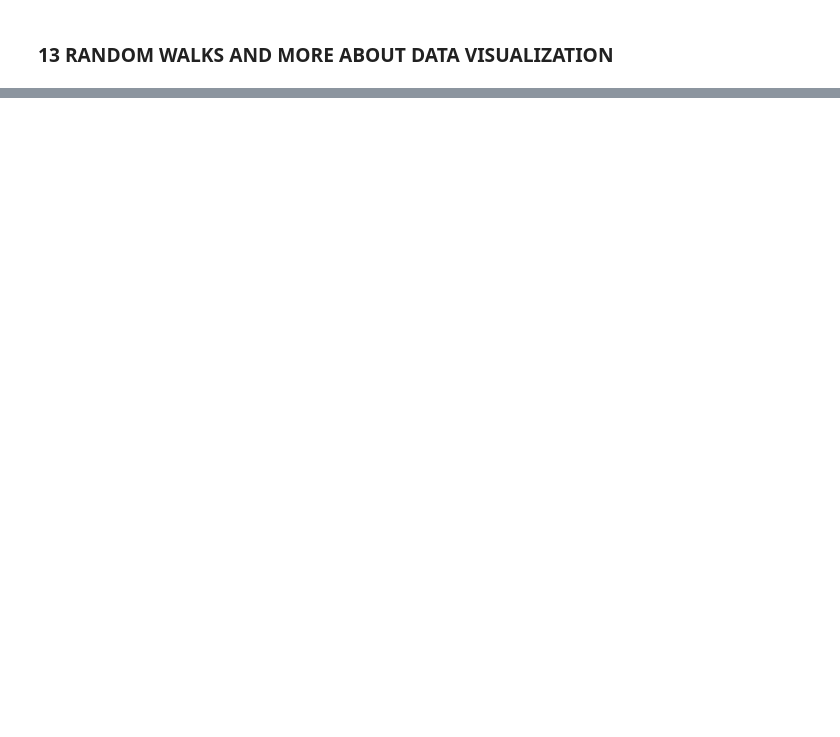
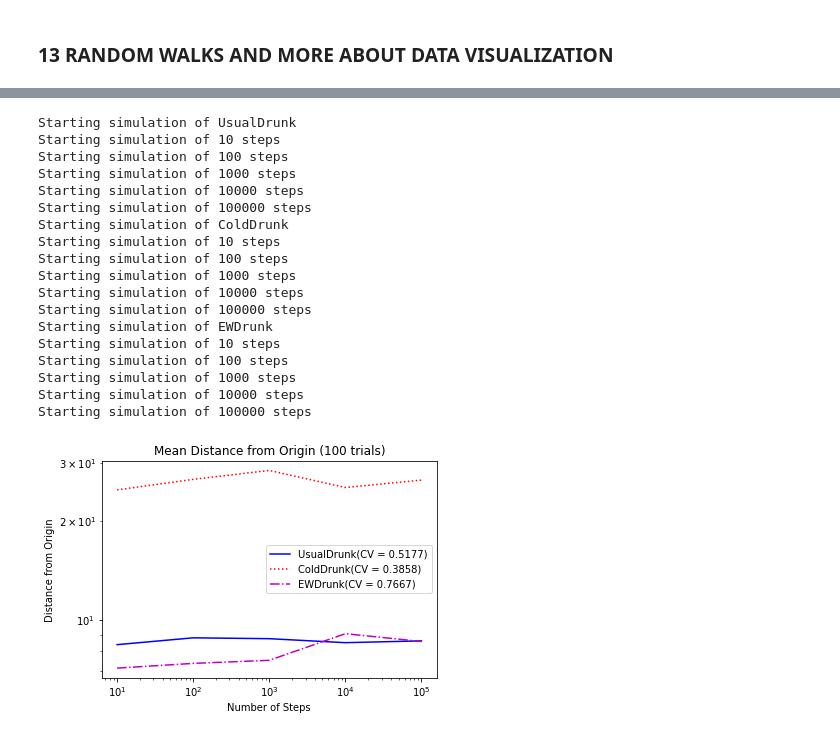
Before and after one commit to Kassaye52/IntrotoComputationwithPython, a Jupyter notebook: chapter13.ipynb, the cells around one changed output, grey strips where cells are left out. Cells and saved outputs as stored; diff of their text form; code cells hidden in the pictures; blank space fills up the shorter version.

```diff
--- a/chapter13.ipynb
+++ b/chapter13.ipynb
@@ -82,0 +134,2 @@ class UsualDrunk(Drunk):
+# %%
+drunkTest((10, 100, 1000, 10000), 100, UsualDrunk)
@@ -82,0 +149,2 @@ class UsualDrunk(Drunk):
+# %%
+drunkTest((0,1), 100, UsualDrunk)
@@ -82,0 +195,64 @@ class UsualDrunk(Drunk):
+# %%
+class styleIterator(object):
+    def __init__(self, styles):
+        self.index = 0
+        self.styles = styles
+    def nextStyle(self):
+        result = self.styles[self.index]
+        if self.index == len(self.styles) - 1:
+            self.index = 0
+        else:
+            self.index += 1
+        return result
+# %%
+import pylab
+def simDrunk(numTrials, dClass, walkLengths):
+    meanDistances = []
+    cvDistances = []
+    for numSteps in walkLengths:
+        print('Starting simulation of', numSteps, 'steps')
+        trials = simWalks(numSteps, numTrials, dClass)
+        mean = sum(trials)/float(len(trials))
+        meanDistances.append(mean)
+        cvDistances.append(stdDev(trials)/mean)
+    return (meanDistances, cvDistances)
+
+def simAll(drunkKinds, walkLengths, numTrials):
+    styleChoice = styleIterator(('b-', 'r:', 'm-.'))
+    for dClass in drunkKinds:
+        curStyle = styleChoice.nextStyle()
+        print('Starting simulation of', dClass.__name__)
+        means, cvs = simDrunk(numTrials, dClass, walkLengths)
+        cvMean = sum(cvs)/float(len(cvs))
+        pylab.plot(walkLengths, means, curStyle,
+        label = dClass.__name__ +
+        '(CV = ' + str(round(cvMean, 4)) + ')')
+    pylab.title('Mean Distance from Origin ('
+    + str(numTrials) + ' trials)')
+    pylab.xlabel('Number of Steps')
+    pylab.ylabel('Distance from Origin')
+    pylab.legend(loc = 'best')
+    pylab.semilogx()
+    pylab.semilogy()
+
+simAll((UsualDrunk, ColdDrunk, EWDrunk), (10,100,1000,10000,100000), 100)
+# %% [output]
+Starting simulation of UsualDrunk
+Starting simulation of 10 steps
+Starting simulation of 100 steps
+Starting simulation of 1000 steps
+Starting simulation of 10000 steps
+Starting simulation of 100000 steps
+Starting simulation of ColdDrunk
+Starting simulation of 10 steps
+Starting simulation of 100 steps
+Starting simulation of 1000 steps
+Starting simulation of 10000 steps
+Starting simulation of 100000 steps
+Starting simulation of EWDrunk
+Starting simulation of 10 steps
+Starting simulation of 100 steps
+Starting simulation of 1000 steps
+Starting simulation of 10000 steps
+Starting simulation of 100000 steps
+[figure, added]
```
Also changed, not shown: parts of 13 cells of this notebook.
